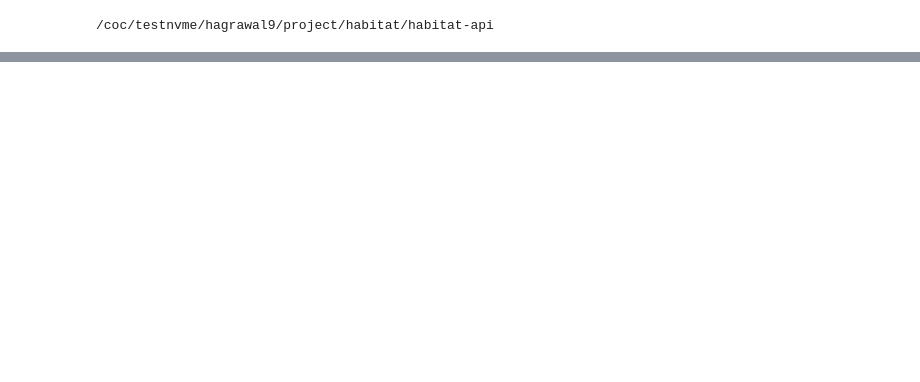
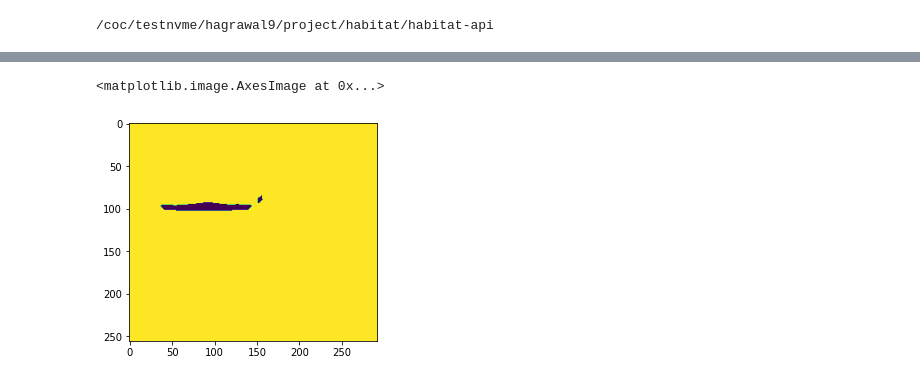
Before and after one commit to dexter1691/habitat-api, a Jupyter notebook: notebooks/test_map_building.ipynb, the cells around one changed output, grey strips where cells are left out. Cells and saved outputs as stored; diff of their text form; code cells hidden in the pictures; blank space fills up the shorter version.

```diff
--- a/notebooks/test_map_building.ipynb
+++ b/notebooks/test_map_building.ipynb
@@ -143,0 +146,7 @@ plt.show()
+# %%
+tdmap1 = env._task.sensor_suite.sensors['map_object'].obstacles_mask
+# %%
+plt.imshow(tdmap1)
+# %% [output]
+<matplotlib.image.AxesImage at 0x...>
+[figure, added]
```
Also changed, not shown: parts of 65 cells of this notebook, 32 other files.
